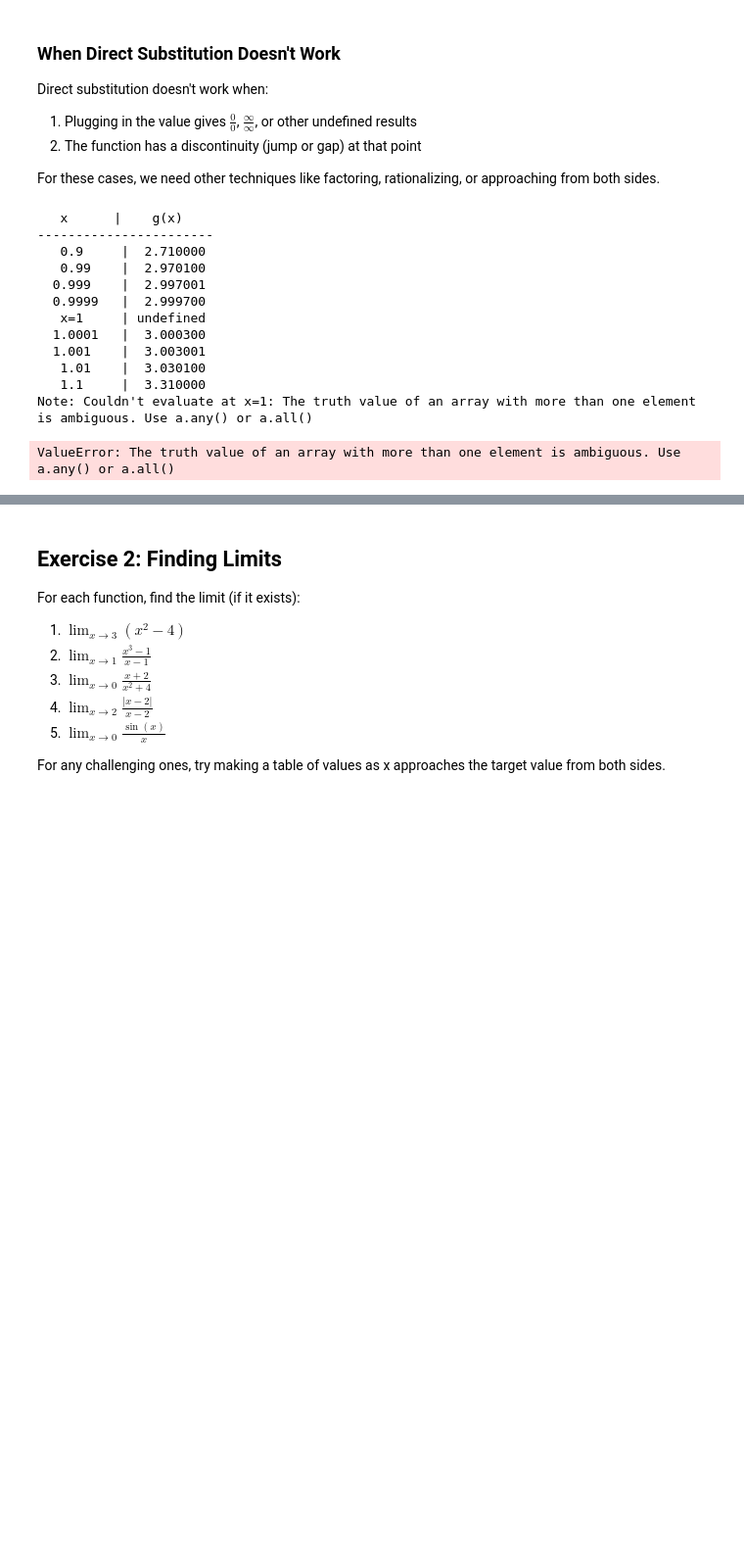
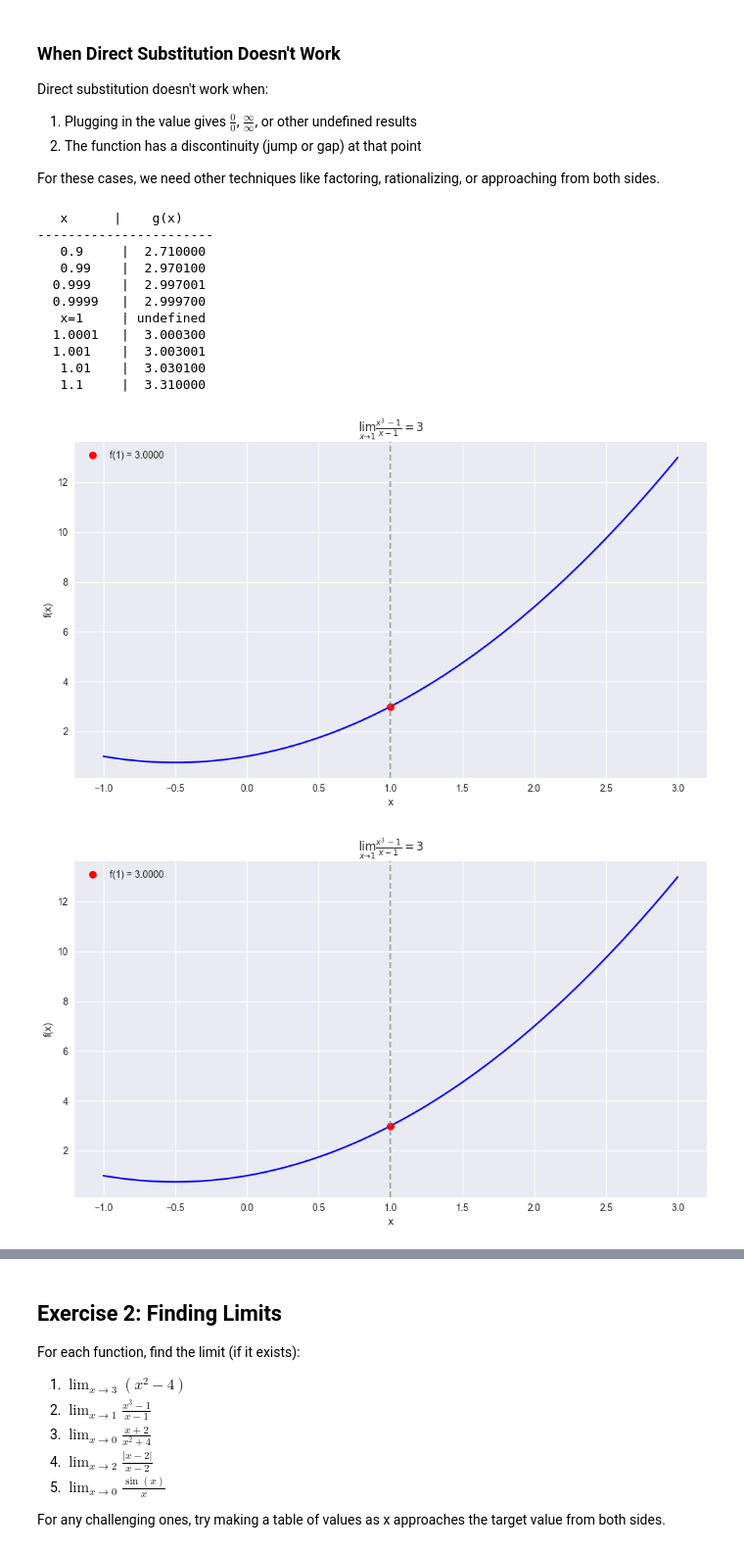
Before and after one commit to majorgilles/learn_calculus_with_claude, a Jupyter notebook: notebooks/lesson2_limits.ipynb, the cells around one changed output, grey strips where cells are left out. Shown at 98% size. Drawn from its saved outputs; the diff is of its cells as text; code cells hidden in the pictures; blank space fills up the shorter version.

```diff
--- a/notebooks/lesson2_limits.ipynb
+++ b/notebooks/lesson2_limits.ipynb
@@ -61,22 +61,22 @@ def visualize_limit(f: callable, a: float, x_range: list = None, title: str = No
     x_left = np.linspace(x_range[0], a-0.0001, 1000)
     x_right = np.linspace(a+0.0001, x_range[1], 1000)
 
-    # Calculate function values
+    # Create the plot first
+    fig, ax = plt.subplots(figsize=(10, 6))
+
+    # Calculate function values and plot point by point to avoid array issues
+    y_left = np.array([f(xi) for xi in x_left])
+    y_right = np.array([f(xi) for xi in x_right])
+
+    # Try to evaluate at the limit point
     try:
-        y_left = f(x_left)
-        y_right = f(x_right)
-        y_at_a = f(a)  # This might fail if f is not defined at a
+        y_at_a = f(a)
         limit_exists_at_a = True
     except Exception as e:
         print(f"Note: Couldn't evaluate at x={a}: {e}")
         limit_exists_at_a = False
-        y_left = f(x_left)  # Recalculate in case the error was just at point a
-        y_right = f(x_right)
 
-    # Create the plot
-    fig, ax = plt.subplots(figsize=(10, 6))
-
-    # Plot the function using pre-calculated values
+    # Plot the function
     ax.plot(x_left, y_left, "b-")
     ax.plot(x_right, y_right, "b-")
 
@@ -194,36 +194,37 @@ for x, y in zip(x_values, g_values):
         print(f"{x:^10} | {y:^10}")
     else:
         print(f"{x:^10} | {y:^10.6f}")
 
 # But if we factor the numerator, we can find the limit
 def g_factored(x: float) -> float:
     """Calculate the factored form of (x^3-1)/(x-1), which is x^2 + x + 1.
 
     Args:
         x: The input value
 
     Returns:
         x^2 + x + 1, which is equivalent to (x^3-1)/(x-1) when x≠1
     """
-    if x != 1:
-        return x**2 + x + 1  # This is equivalent to (x^3-1)/(x-1) when x≠1
+    # Simple scalar implementation that works with the updated visualize_limit function
+    if x == 1:
+        return 3.0  # The limit value
     else:
-        return 3  # The actual limit value
+        return x**2 + x + 1  # Equivalent to (x^3-1)/(x-1) when x≠1
 
-# Visualize the limit
+# Visualize the limit with the fixed function
 fig = visualize_limit(g_factored, 1, title=r"$\lim_{x \to 1} \frac{x^3-1}{x-1} = 3$")
 display(fig)  # Explicitly display the figure
 # %% [output]
    x      |    g(x)
 -----------------------
    0.9     |  2.710000
    0.99    |  2.970100
   0.999    |  2.997001
   0.9999   |  2.999700
    x=1     | undefined
   1.0001   |  3.000300
   1.001    |  3.003001
    1.01    |  3.030100
    1.1     |  3.310000
-Note: Couldn't evaluate at x=1: The truth value of an array with more than one element is ambiguous. Use a.any() or a.all()
-ValueError: The truth value of an array with more than one element is ambiguous. Use a.any() or a.all()
+[figure, added]
+[figure, added]
```
Also changed, not shown: parts of 6 cells of this notebook.
